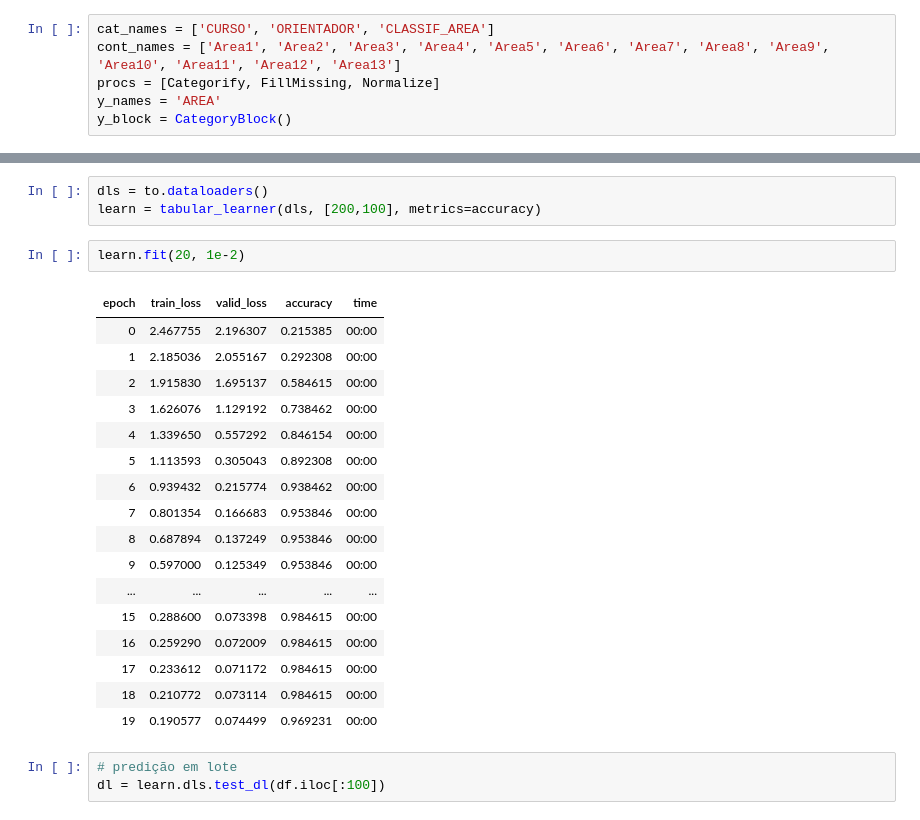
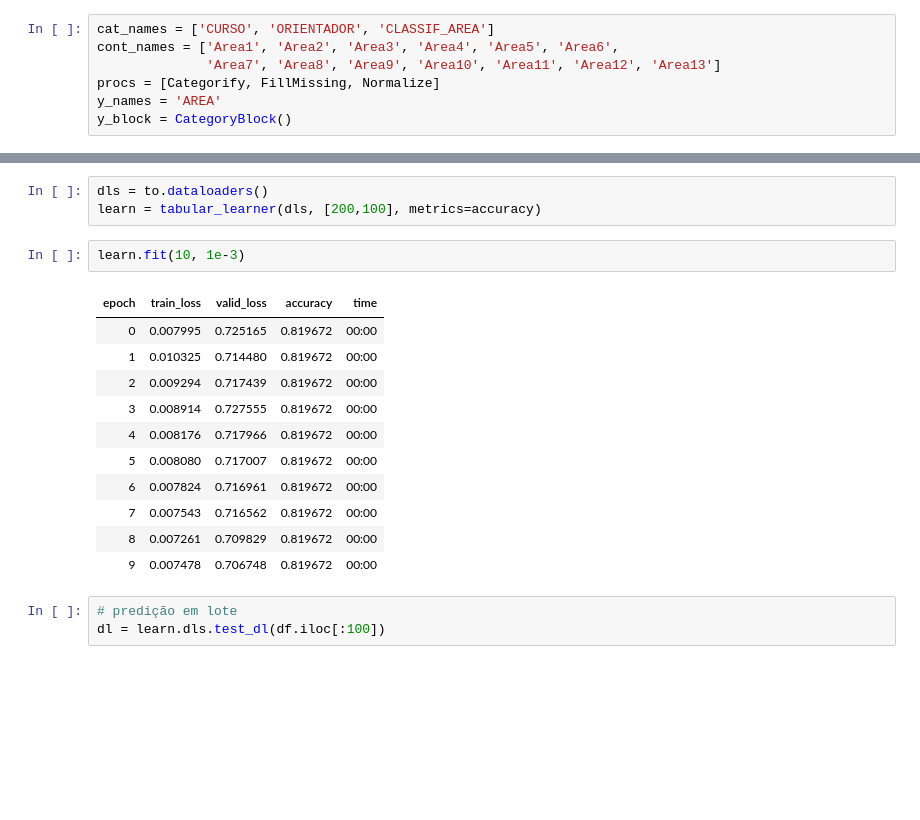
Before and after one commit to maelleal/TCC, a Jupyter notebook: TabularClassificationAREA.ipynb, the cells around one changed output, grey strips where cells are left out. Drawn from its saved outputs; the diff is of its cells as text; blank space fills up the shorter version.

```diff
--- a/TabularClassificationAREA.ipynb
+++ b/TabularClassificationAREA.ipynb
@@ -77,6 +95,7 @@ range_of(df)[:5], len(df)
 # %%
 cat_names = ['CURSO', 'ORIENTADOR', 'CLASSIF_AREA']
-cont_names = ['Area1', 'Area2', 'Area3', 'Area4', 'Area5', 'Area6', 'Area7', 'Area8', 'Area9', 'Area10', 'Area11', 'Area12', 'Area13']
+cont_names = ['Area1', 'Area2', 'Area3', 'Area4', 'Area5', 'Area6',
+              'Area7', 'Area8', 'Area9', 'Area10', 'Area11', 'Area12', 'Area13']
 procs = [Categorify, FillMissing, Normalize]
 y_names = 'AREA'
 y_block = CategoryBlock()
@@ -168,25 +187,19 @@ SuggestedLRs(valley=0.002511886414140463)
 dls = to.dataloaders()
 learn = tabular_learner(dls, [200,100], metrics=accuracy)
 # %%
-learn.fit(20, 1e-2)
+learn.fit(10, 1e-3)
 # %% [output]
 | epoch | train_loss | valid_loss | accuracy | time |
-| 0 | 2.467755 | 2.196307 | 0.215385 | 00:00 |
-| 1 | 2.185036 | 2.055167 | 0.292308 | 00:00 |
-| 2 | 1.915830 | 1.695137 | 0.584615 | 00:00 |
-| 3 | 1.626076 | 1.129192 | 0.738462 | 00:00 |
-| 4 | 1.339650 | 0.557292 | 0.846154 | 00:00 |
-| 5 | 1.113593 | 0.305043 | 0.892308 | 00:00 |
-| 6 | 0.939432 | 0.215774 | 0.938462 | 00:00 |
-| 7 | 0.801354 | 0.166683 | 0.953846 | 00:00 |
-| 8 | 0.687894 | 0.137249 | 0.953846 | 00:00 |
-| 9 | 0.597000 | 0.125349 | 0.953846 | 00:00 |
-| ... | ... | ... | ... | ... |
-| 15 | 0.288600 | 0.073398 | 0.984615 | 00:00 |
-| 16 | 0.259290 | 0.072009 | 0.984615 | 00:00 |
-| 17 | 0.233612 | 0.071172 | 0.984615 | 00:00 |
-| 18 | 0.210772 | 0.073114 | 0.984615 | 00:00 |
-| 19 | 0.190577 | 0.074499 | 0.969231 | 00:00 |
+| 0 | 0.007995 | 0.725165 | 0.819672 | 00:00 |
+| 1 | 0.010325 | 0.714480 | 0.819672 | 00:00 |
+| 2 | 0.009294 | 0.717439 | 0.819672 | 00:00 |
+| 3 | 0.008914 | 0.727555 | 0.819672 | 00:00 |
+| 4 | 0.008176 | 0.717966 | 0.819672 | 00:00 |
+| 5 | 0.008080 | 0.717007 | 0.819672 | 00:00 |
+| 6 | 0.007824 | 0.716961 | 0.819672 | 00:00 |
+| 7 | 0.007543 | 0.716562 | 0.819672 | 00:00 |
+| 8 | 0.007261 | 0.709829 | 0.819672 | 00:00 |
+| 9 | 0.007478 | 0.706748 | 0.819672 | 00:00 |
 # %%
 # predição em lote
 dl = learn.dls.test_dl(df.iloc[:100])
```
Also changed, not shown: parts of 15 cells of this notebook.
